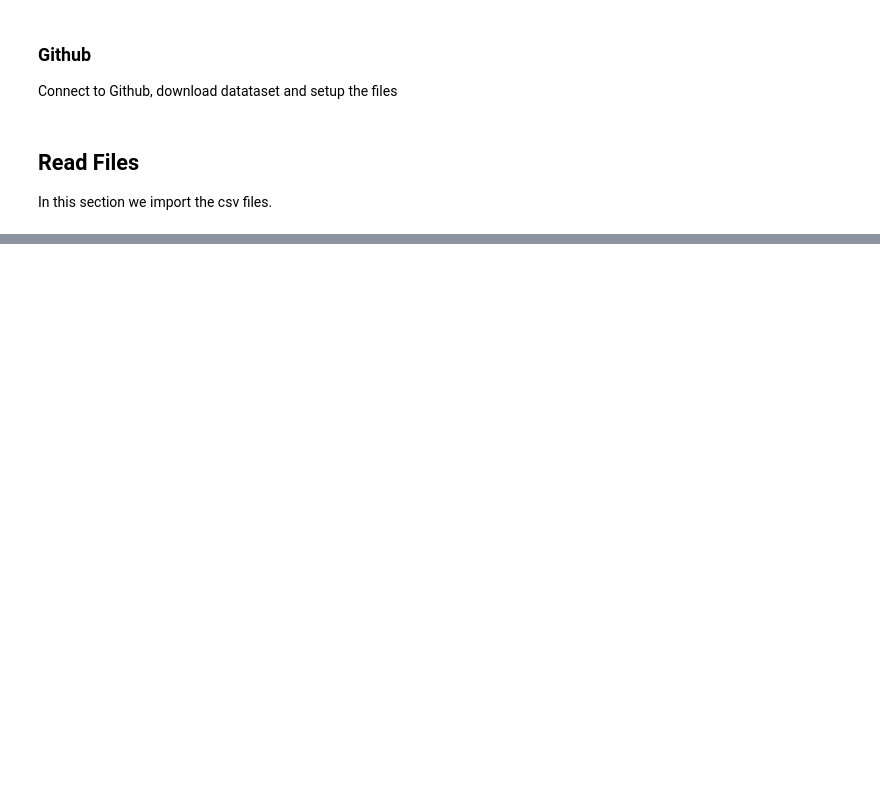
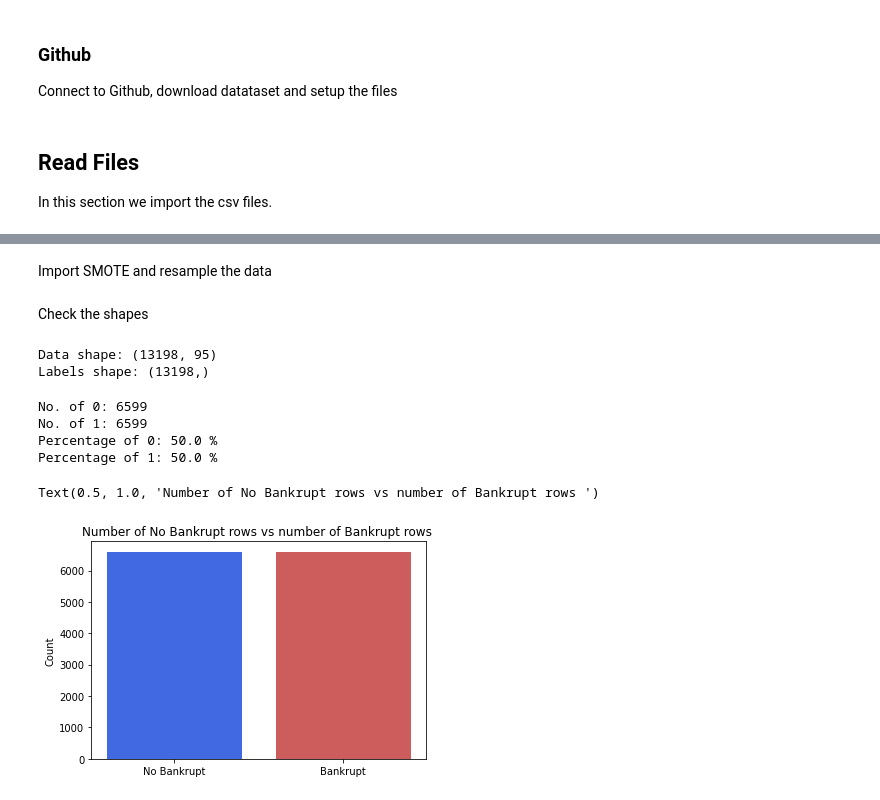
Before and after one commit to thisispivi/Deep-Learning-Company-Bankruptcy-Prediction, a Jupyter notebook: Company_Bankruptcy_Prediction.ipynb, the cells around one changed output, grey strips where cells are left out. Saved outputs shown, nothing was run; the diff lists cells and outputs as text; code cells hidden in the pictures; blank space fills up the shorter version.

```diff
--- a/Company_Bankruptcy_Prediction.ipynb
+++ b/Company_Bankruptcy_Prediction.ipynb
@@ -127,0 +194,18 @@ print(df[:5])
+# %%
+### Normalize values
+
+# Take the columns with values over 1
+cols_for_scale = df.max()[df.max()>1]
+# Take the columns with values less than 0
+df.min()[df.min()<0] # It is none there aren't negative values
+# Normalize values
+scale = StandardScaler()
+scaled = scale.fit_transform(df[cols_for_scale.keys()])
+# Substitute the old values with the normalized ones
+i = 0
+for column in cols_for_scale.keys():
+    df[column] = scaled[:,i]
+    i += 1
+# Update labels and data
+labels = df['Bankrupt?']
+data = df.drop(['Bankrupt?'], axis=1)
@@ -127,0 +217,33 @@ print(df[:5])
+# %% [markdown]
+Import SMOTE and resample the data
+# %%
+from imblearn.over_sampling import SMOTE
+sm = SMOTE()
+data_new, labels_new = sm.fit_resample(data, labels)
+# %% [markdown]
+Check the shapes
+# %%
+print('Data shape:', data_new.shape)
+print('Labels shape:', labels_new.shape)
+# %% [output]
+Data shape: (13198, 95)
+Labels shape: (13198,)
+# %%
+new_df = pd.DataFrame(labels_new)
+result = new_df[0].value_counts()
+zero_percentage = round((result[0]*100)/(result[0]+result[1]),2)
+print("No. of 0: "+ str(result[0]) + "\nNo. of 1: " + str(result[1]) +
+      "\nPercentage of 0: "+ str(zero_percentage)+ " %\nPercentage of 1: "+
+      str(round((100-zero_percentage),2))+" %")
+# %% [output]
+No. of 0: 6599
+No. of 1: 6599
+Percentage of 0: 50.0 %
+Percentage of 1: 50.0 %
+# %%
+plt.bar(x=["No Bankrupt", "Bankrupt"], height=[result[0], result[1]], color=["royalblue", "indianred"])
+plt.ylabel("Count")
+plt.title("Number of No Bankrupt rows vs number of Bankrupt rows ")
+# %% [output]
+Text(0.5, 1.0, 'Number of No Bankrupt rows vs number of Bankrupt rows ')
+[figure, added]
```
Also changed, not shown: parts of 33 cells of this notebook, 5 other files.
